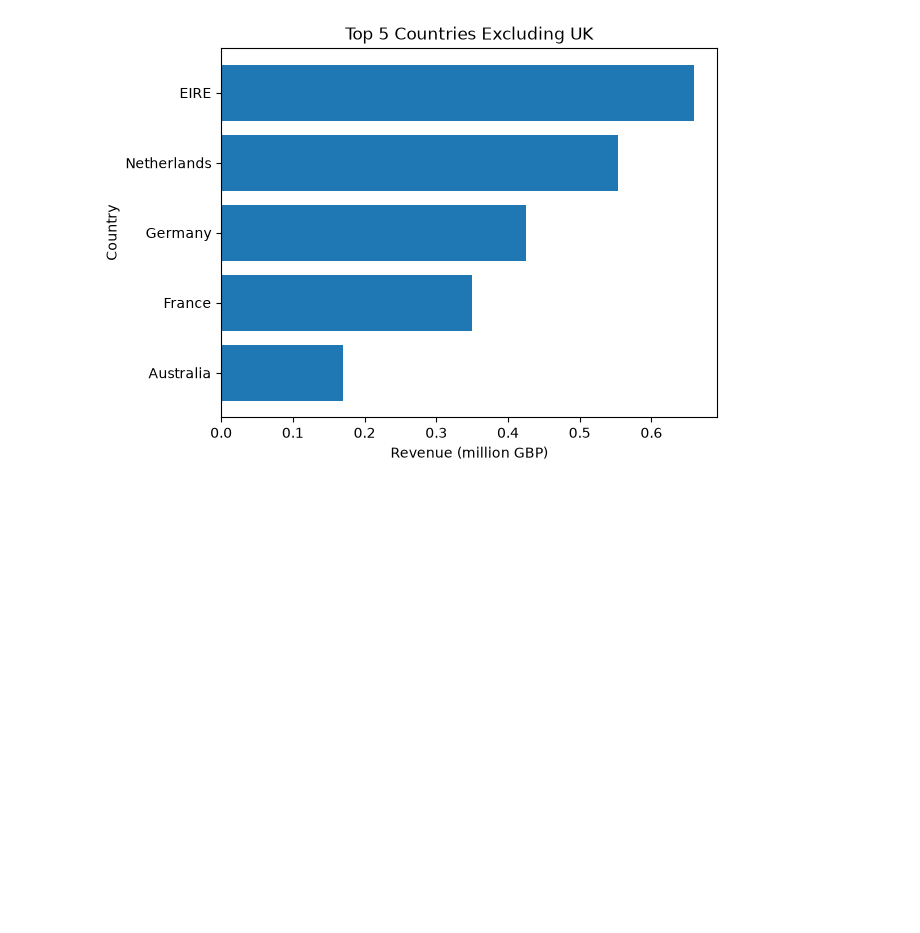
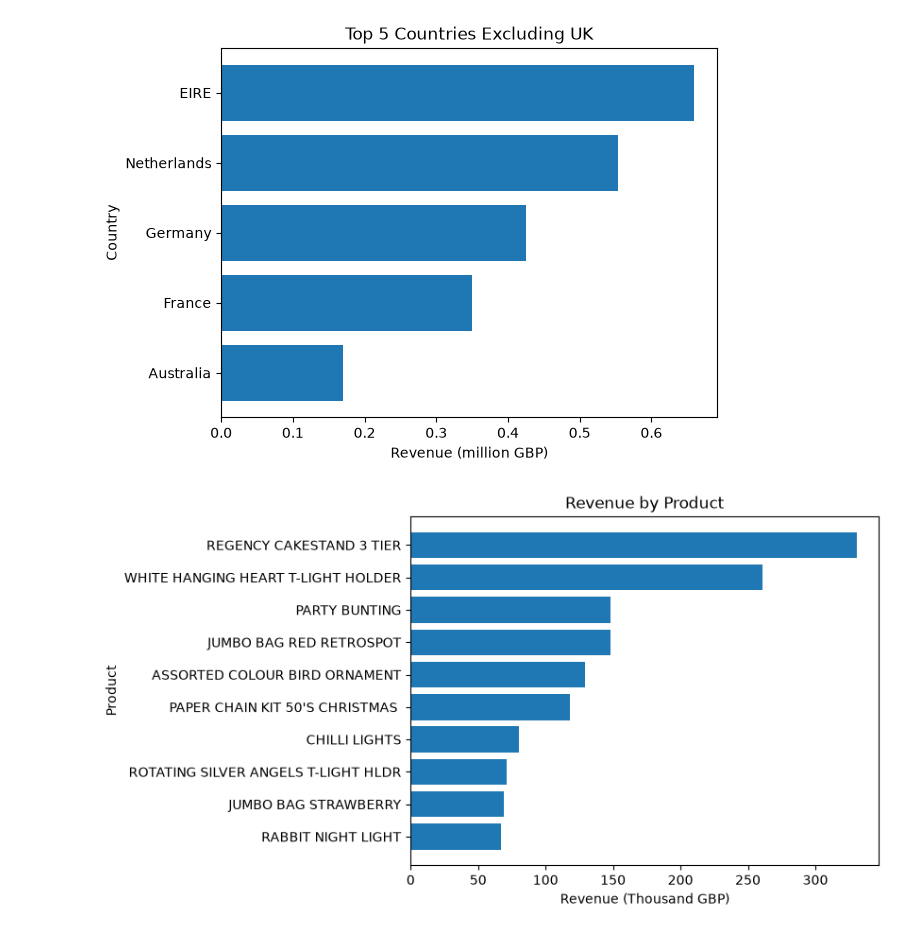
Before and after one commit to Zahin826/ecommerce-sales-analysis-1, a Jupyter notebook: notebooks/02_analysis.ipynb, the cells around one changed output. Drawn from its saved outputs; the diff is of its cells as text; code cells hidden in the pictures; blank space fills up the shorter version.

Commit message:
Remove two cancelled bulk orders and add top products analysis

```diff
--- a/notebooks/02_analysis.ipynb
+++ b/notebooks/02_analysis.ipynb
@@ -70,7 +70,7 @@ plt.show()
 # %%
 import matplotlib.pyplot as plt
-df = df[df['Country'] != 'United Kingdom']
-df_intl = df.groupby('Country')['Revenue'].sum().round(0).sort_values(ascending=False).head(5)
+#df = df[df['Country'] != 'United Kingdom']
+df_intl = df[df['Country'] != 'United Kingdom'].groupby('Country')['Revenue'].sum().round(0).sort_values(ascending=False).head(5)
 plt.barh(df_intl.index, df_intl.values/1000000)
 plt.title('Top 5 Countries Excluding UK')
 plt.xlabel('Revenue (million GBP)')
@@ -80,3 +80,17 @@ plt.savefig('../images/top_international_countries.png', dpi=150, bbox_inches='t
 plt.show()
 # %% [output]
 [figure]
+# %%
+import matplotlib.pyplot as plt
+not_products = df['Description'].isin(['Manual', 'DOTCOM POSTAGE', 'POSTAGE'])
+df_products = df[~not_products]
+products = df_products.groupby('Description')['Revenue'].sum().round(0).sort_values(ascending=False).head(10)
+plt.barh(products.index, products.values/1000)
+plt.title('Revenue by Product')
+plt.xlabel('Revenue (Thousand GBP)')
+plt.ylabel('Product')
+plt.gca().invert_yaxis()
+plt.savefig('../images/revenue_by_product.png', dpi=150, bbox_inches='tight')
+plt.show()
+# %% [output]
+[figure, added]
```
Also changed, not shown: parts of 10 cells of this notebook, 6 other files.
